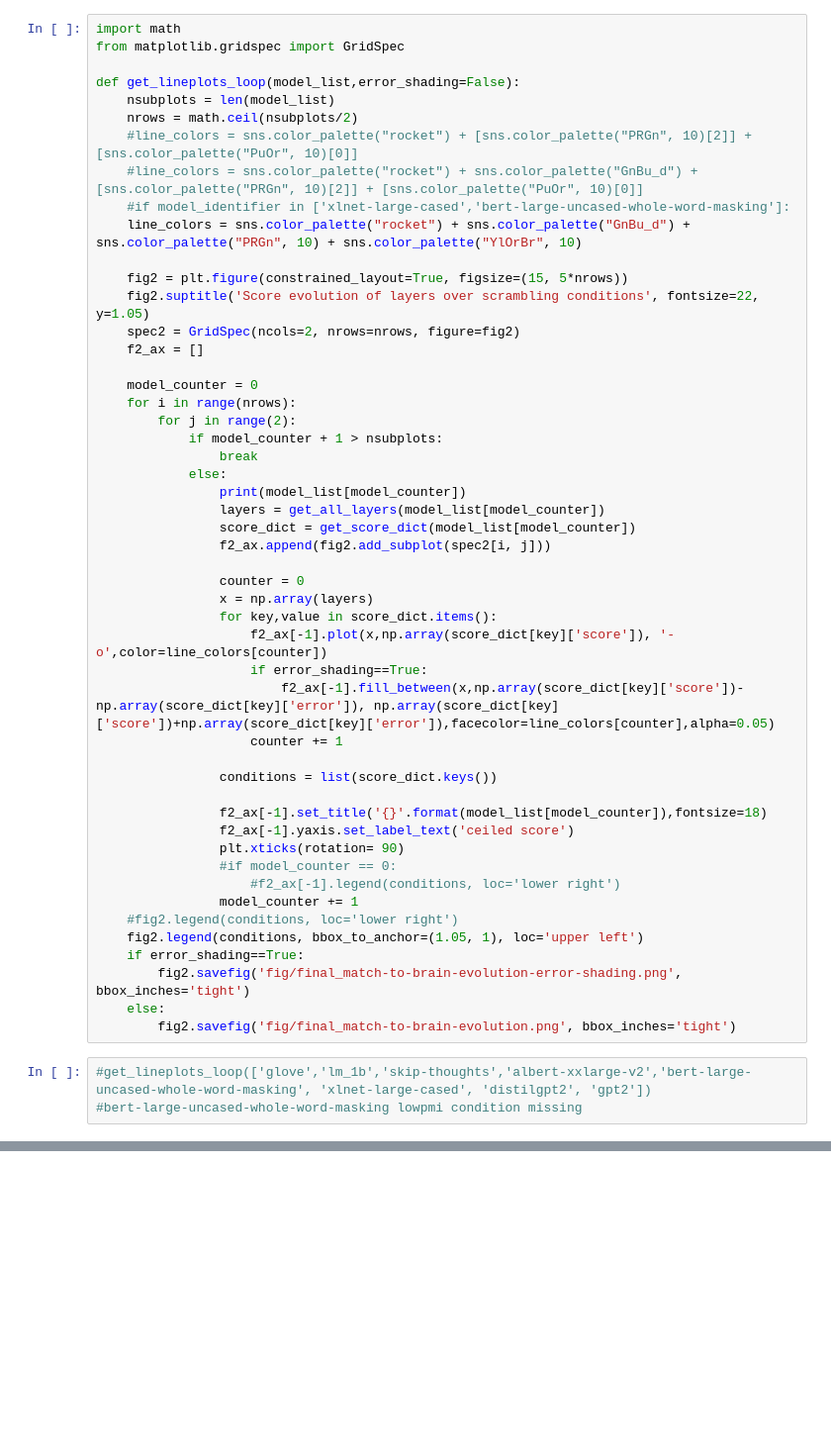
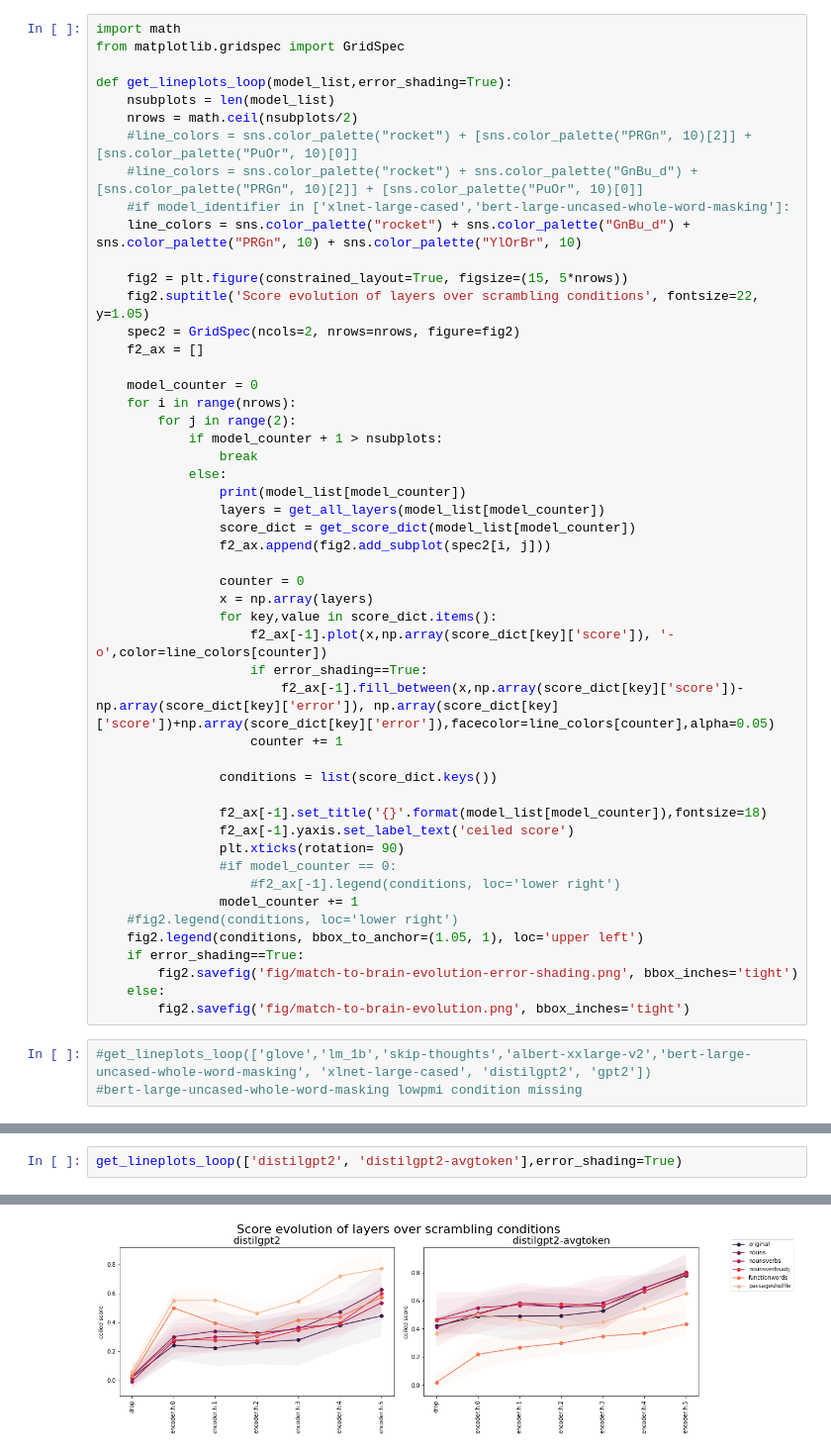
Before and after one commit to eghbalhosseini/neural-nlp-1, a Jupyter notebook: neural_nlp/analyze/neural-scrambled/ablated-conditions/match-to-brain-ablation.ipynb, the cells around one changed output, grey strips where cells are left out. Shown: that part at 99% size. Drawn from its saved outputs; the diff is of its cells as text; blank space fills up the shorter version.

```diff
--- a/neural_nlp/analyze/neural-scrambled/ablated-conditions/match-to-brain-ablation.ipynb
+++ b/neural_nlp/analyze/neural-scrambled/ablated-conditions/match-to-brain-ablation.ipynb
@@ -316,7 +333,7 @@ def get_layerplot(model_identifier):
 import math
 from matplotlib.gridspec import GridSpec
 
-def get_lineplots_loop(model_list,error_shading=False):
+def get_lineplots_loop(model_list,error_shading=True):
     nsubplots = len(model_list)
     nrows = math.ceil(nsubplots/2)
     #line_colors = sns.color_palette("rocket") + [sns.color_palette("PRGn", 10)[2]] + [sns.color_palette("PuOr", 10)[0]]
@@ -359,9 +376,9 @@ def get_lineplots_loop(model_list,error_shading=False):
     #fig2.legend(conditions, loc='lower right')
     fig2.legend(conditions, bbox_to_anchor=(1.05, 1), loc='upper left')
     if error_shading==True:
-        fig2.savefig('fig/final_match-to-brain-evolution-error-shading.png', bbox_inches='tight')
+        fig2.savefig('fig/match-to-brain-evolution-error-shading.png', bbox_inches='tight')
     else:
-        fig2.savefig('fig/final_match-to-brain-evolution.png', bbox_inches='tight')
+        fig2.savefig('fig/match-to-brain-evolution.png', bbox_inches='tight')
 # %%
 #get_lineplots_loop(['glove','lm_1b','skip-thoughts','albert-xxlarge-v2','bert-large-uncased-whole-word-masking', 'xlnet-large-cased', 'distilgpt2', 'gpt2'])
 #bert-large-uncased-whole-word-masking lowpmi condition missing
@@ -369,0 +385,3 @@ def get_lineplots_loop(model_list,error_shading=False):
+# %%
+get_lineplots_loop(['distilgpt2', 'distilgpt2-avgtoken'],error_shading=True)
+# %% [output]
@@ -369,0 +402 @@ def get_lineplots_loop(model_list,error_shading=False):
+[figure, added]
```
Also changed, not shown: parts of 12 cells of this notebook, 9 other files.
